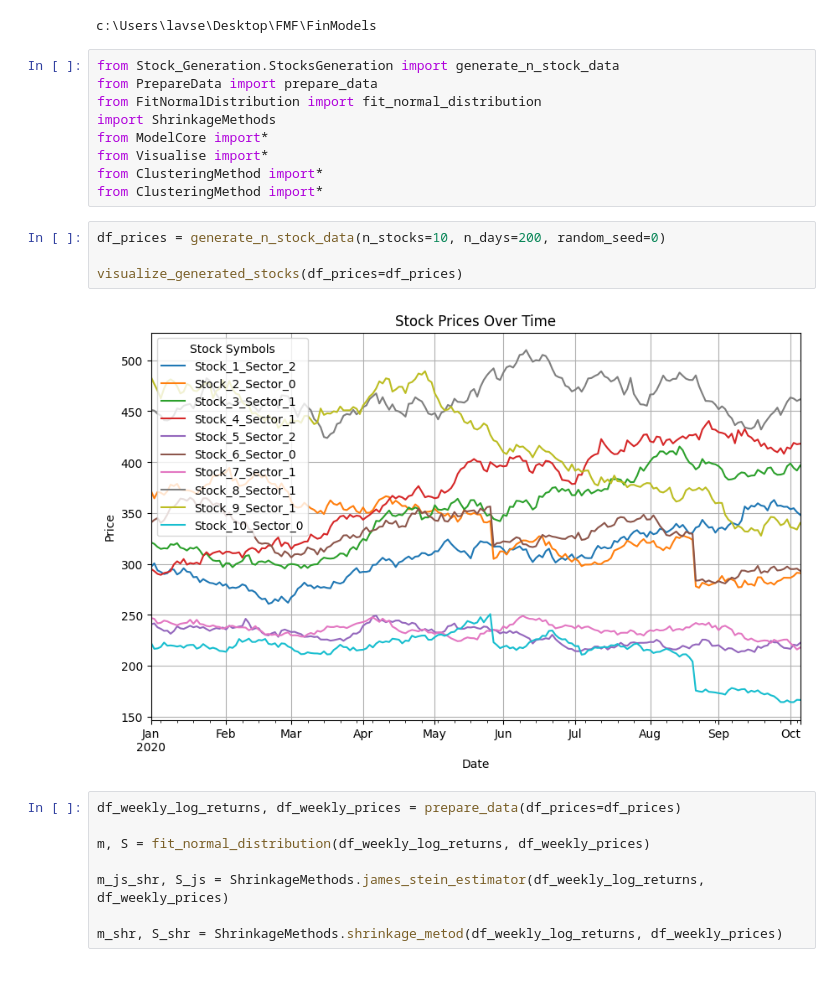
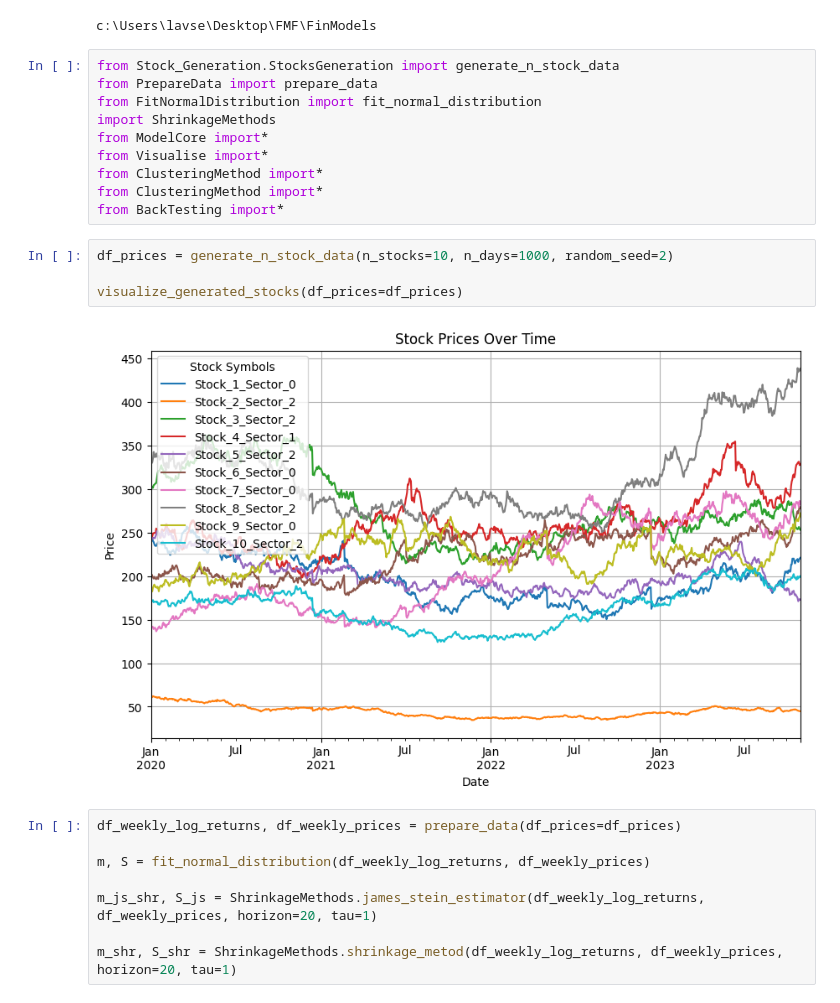
Before and after one commit to LukaLavs/Mathematical-Models-for-Finance, a Jupyter notebook: Markowitz/Example.ipynb, the cells around one changed output. Drawn from its saved outputs; the diff is of its cells as text.

```diff
--- a/Markowitz/Example.ipynb
+++ b/Markowitz/Example.ipynb
@@ -23,20 +23,21 @@ from ModelCore import*
 from Visualise import*
 from ClusteringMethod import*
 from ClusteringMethod import*
+from BackTesting import*
 # %%
-df_prices = generate_n_stock_data(n_stocks=10, n_days=200, random_seed=0)
+df_prices = generate_n_stock_data(n_stocks=10, n_days=1000, random_seed=2)
 
 visualize_generated_stocks(df_prices=df_prices)
 # %% [output]
-[figure, old version]
+[figure, new version]
 # %%
 df_weekly_log_returns, df_weekly_prices = prepare_data(df_prices=df_prices)
 
 m, S = fit_normal_distribution(df_weekly_log_returns, df_weekly_prices)
 
-m_js_shr, S_js = ShrinkageMethods.james_stein_estimator(df_weekly_log_returns, df_weekly_prices)
+m_js_shr, S_js = ShrinkageMethods.james_stein_estimator(df_weekly_log_returns, df_weekly_prices, horizon=20, tau=1)
 
-m_shr, S_shr = ShrinkageMethods.shrinkage_metod(df_weekly_log_returns, df_weekly_prices)
+m_shr, S_shr = ShrinkageMethods.shrinkage_metod(df_weekly_log_returns, df_weekly_prices, horizon=20, tau=1)
 # %%
 deltas = np.logspace(start=-1, stop=1.5, num=20)[::-1]
 
```
Also changed, not shown: parts of 4 cells of this notebook, 3 other files.
